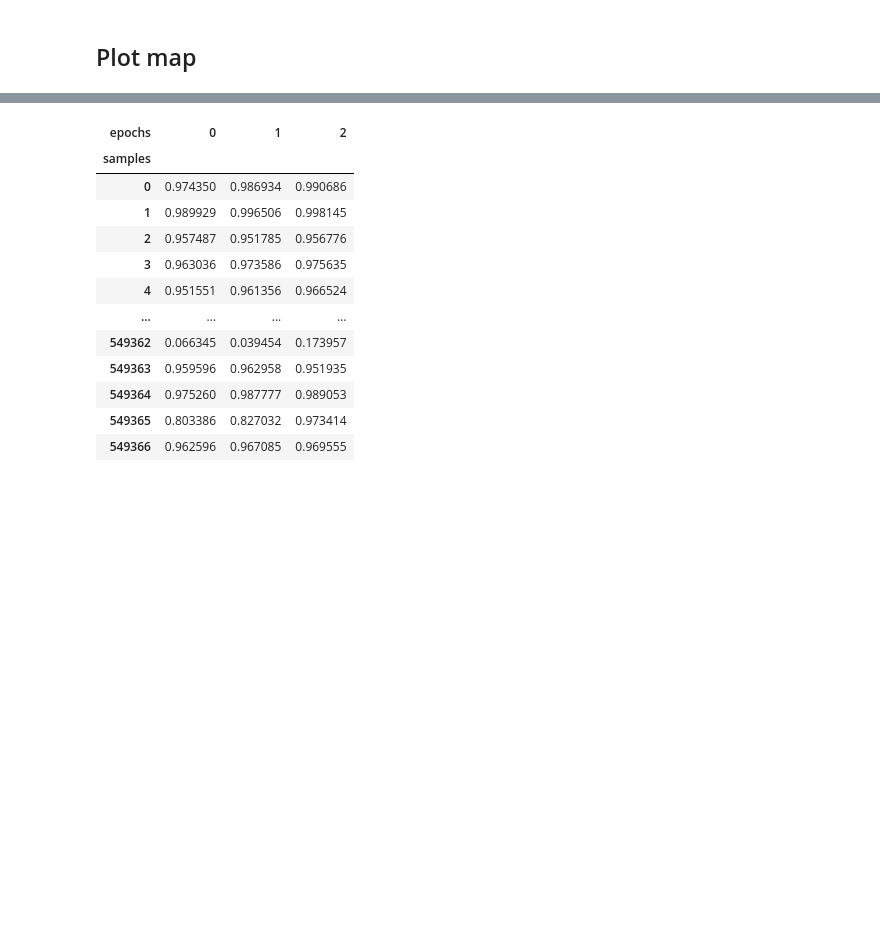
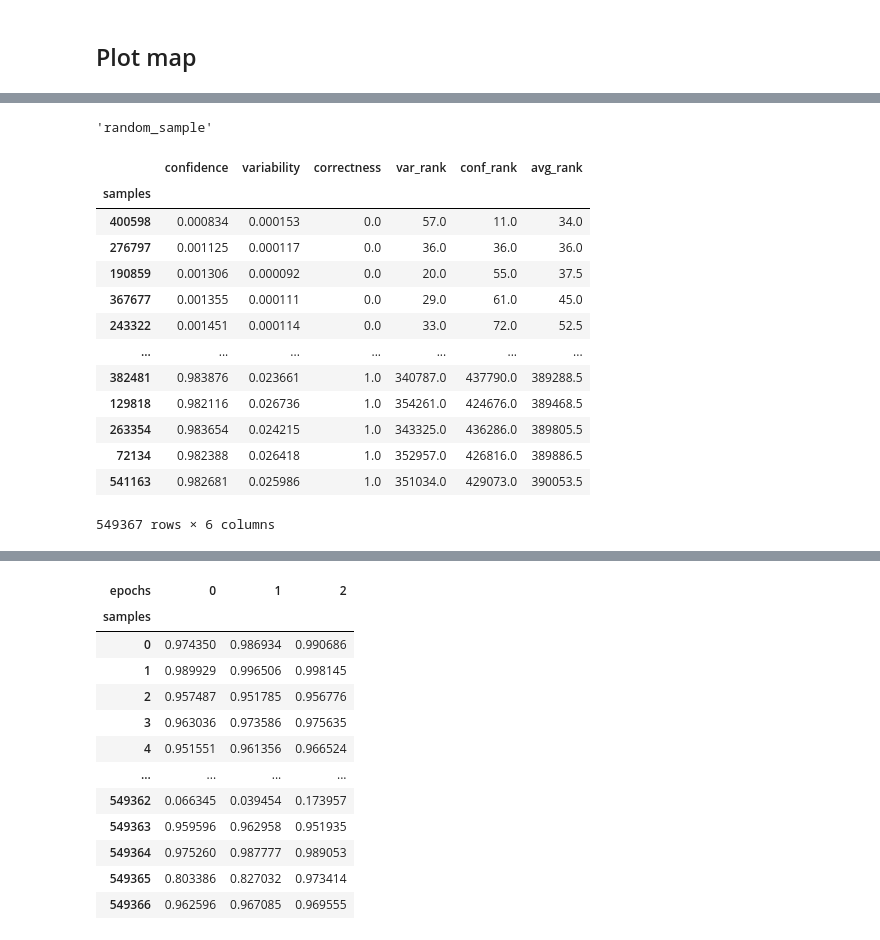
Before and after one commit to Serebryanskiy/nli, a Jupyter notebook: snli.ipynb, the cells around one changed output, grey strips where cells are left out. Cells and saved outputs as stored; diff of their text form; code cells hidden in the pictures; blank space fills up the shorter version.

```diff
--- a/snli.ipynb
+++ b/snli.ipynb
@@ -189,0 +191,16 @@ Completed Training at Epoch 2 | Global Step: 6438 | Loss : 0.35
+# %%
+# probs_df =  pd.DataFrame(np.array([v for v in probabilities.values()])).T
+# probs_df.columns.name = 'epochs'
+# probs_df.index.name = 'samples'
+# probs_df.columns = ['0', '1', '2']
+# probs_df['confidence'] = probs_df.iloc[:, :3].mean(1)
+# probs_df['variability'] = probs_df.iloc[:, :3].std(1)
+# probs_df['correctness'] = (probs_df.iloc[:, :3] > 0.5).sum(1) / 3
+
+# probs_df.to_parquet('./cartography/' + 'probs_df.parquet')
+
+probs_df = pd.read_parquet('./cartography/' + 'probs_df.parquet')
+probs_df['confidence'] = probs_df.iloc[:, :3].mean(1)
+probs_df['variability'] = probs_df.iloc[:, :3].std(1)
+probs_df['correctness'] = (probs_df.iloc[:, :3] > 0.5).sum(1) / 3
+probs_df
@@ -199,3 +231,9 @@ import seaborn as sns
 pd.set_option('display.max_columns', None)
 pd.set_option('display.max_colwidth', -1)
 sns.set(style='whitegrid', font_scale=1.6, font='Georgia', context='paper')
+# %%
+probs_df['confidence'] = probs_df.iloc[:, :3].mean(1)
+probs_df['variability'] = probs_df.iloc[:, :3].std(1)
+probs_df['correctness'] = (probs_df.iloc[:, :3] > 0.5).sum(1) / 3
+probs_df = probs_df.iloc[:, 3:]
+probs_df
@@ -287,7 +339,0 @@ scatter_it(td_metrics, title='SNLI', show_hist=True)
-# %%
-probs_df =  pd.DataFrame(np.array([v for v in probabilities.values()])).T
-probs_df.columns.name = 'epochs'
-probs_df.index.name = 'samples'
-probs_df.columns = ['0', '1', '2']
-
-probs_df.to_parquet('./cartography/' + 'probs_df.parquet')
@@ -293,0 +505,4 @@ probs_df.to_parquet('./cartography/' + 'probs_df.parquet')
+# %%
+subset
+# %% [output]
+'random_sample'
@@ -293,0 +540,21 @@ probs_df.to_parquet('./cartography/' + 'probs_df.parquet')
+# %%
+hard = probs_df.copy()
+hard['var_rank'] = probs_df.variability.rank()
+hard['conf_rank'] = probs_df.confidence.rank()
+hard['avg_rank'] = (amb['var_rank'] + amb['conf_rank']) / 2
+amb = amb.sort_values('avg_rank')
+# %% [output]
+|  | confidence | variability | correctness | var_rank | conf_rank | avg_rank |
+| samples |  |  |  |  |  |  |
+| 400598 | 0.000834 | 0.000153 | 0.0 | 57.0 | 11.0 | 34.0 |
+| 276797 | 0.001125 | 0.000117 | 0.0 | 36.0 | 36.0 | 36.0 |
+| 190859 | 0.001306 | 0.000092 | 0.0 | 20.0 | 55.0 | 37.5 |
+| 367677 | 0.001355 | 0.000111 | 0.0 | 29.0 | 61.0 | 45.0 |
+| 243322 | 0.001451 | 0.000114 | 0.0 | 33.0 | 72.0 | 52.5 |
+| ... | ... | ... | ... | ... | ... | ... |
+| 382481 | 0.983876 | 0.023661 | 1.0 | 340787.0 | 437790.0 | 389288.5 |
+| 129818 | 0.982116 | 0.026736 | 1.0 | 354261.0 | 424676.0 | 389468.5 |
+| 263354 | 0.983654 | 0.024215 | 1.0 | 343325.0 | 436286.0 | 389805.5 |
+| 72134 | 0.982388 | 0.026418 | 1.0 | 352957.0 | 426816.0 | 389886.5 |
+| 541163 | 0.982681 | 0.025986 | 1.0 | 351034.0 | 429073.0 | 390053.5 |
+549367 rows × 6 columns
```
Also changed, not shown: parts of 29 cells of this notebook.
